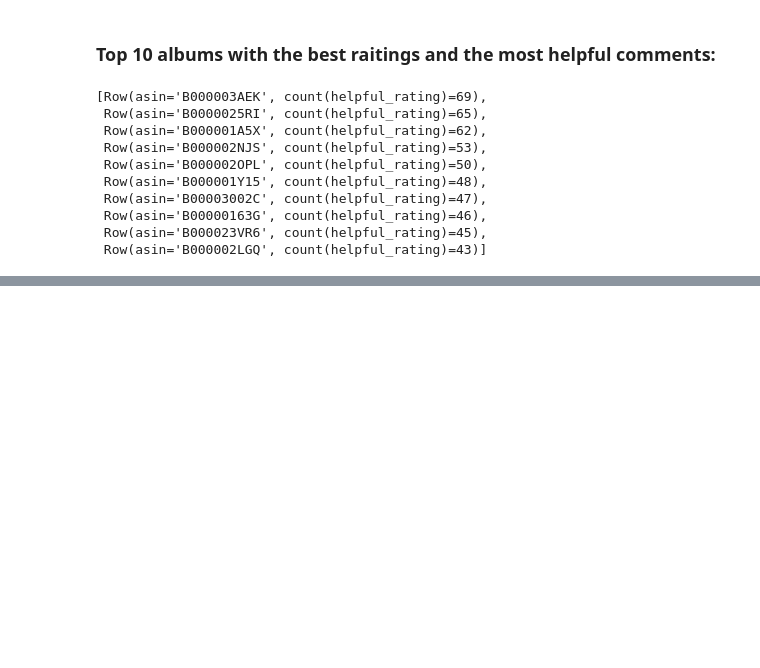
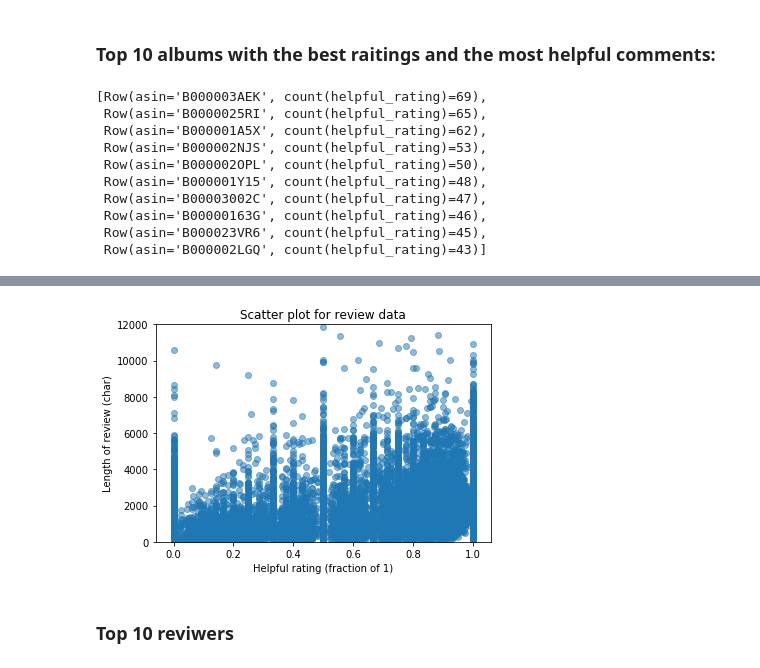
Before and after one commit to miguelcovarrubias/cmpe-272-fall-18-project-team-5, a Jupyter notebook: Big Data.ipynb, the cells around one changed output, grey strips where cells are left out. Saved outputs shown, nothing was run; the diff lists cells and outputs as text; code cells hidden in the pictures; blank space fills up the shorter version.

```diff
--- a/Big Data.ipynb
+++ b/Big Data.ipynb
@@ -74,0 +135,18 @@ df_data_1.filter("overall = 5.0 and helpful_rating = 1.0") \
+# %%
+# Extract data from the columns, filter out any with no helpful ratings
+x_data = [float(a.helpful_rating) for a in df_data_1.select('review_length','helpful_rating').dropna(how='any').collect()]
+y_data = [int(b.review_length) for b in df_data_1.select('review_length','helpful_rating').dropna(how='any').collect()]
+
+# Create a scatter plot of the data
+plt.scatter(x_data, y_data, alpha = 0.5)
+plt.title('Scatter plot for review data')
+plt.xlabel('Helpful rating (fraction of 1)')
+plt.ylabel('Length of review (char)')
+# Filter insignificant outliers and make data easier to read
+plt.ylim([0,12000])
+
+plt.show()
+# %% [output]
+[figure, added]
+# %% [markdown]
+### Top 10 reviwers
```
Also changed, not shown: parts of 16 cells of this notebook.
